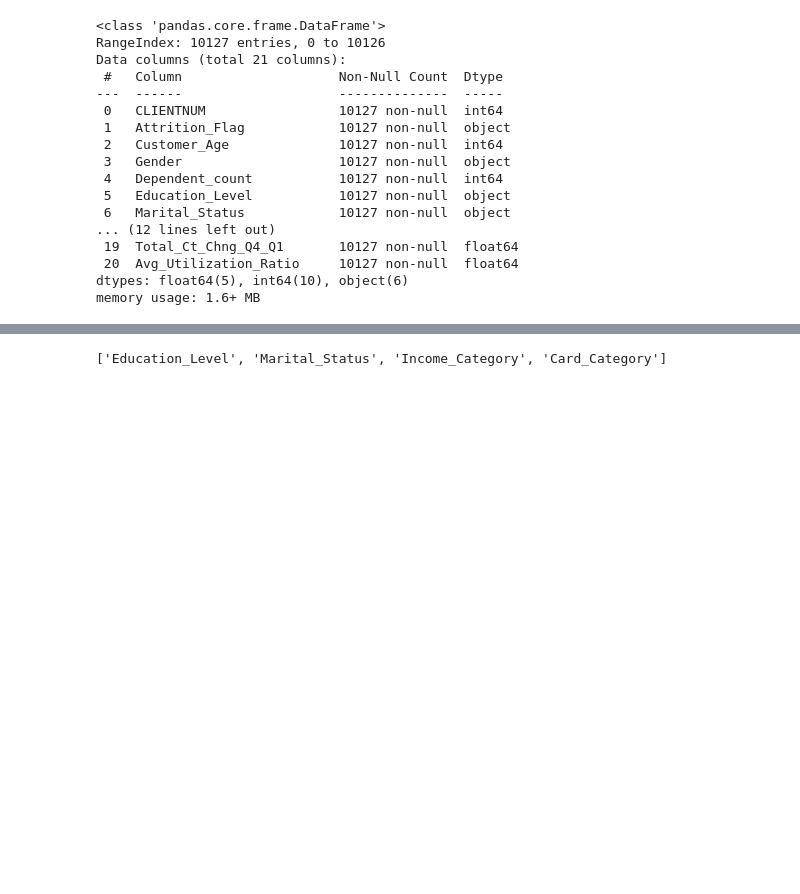
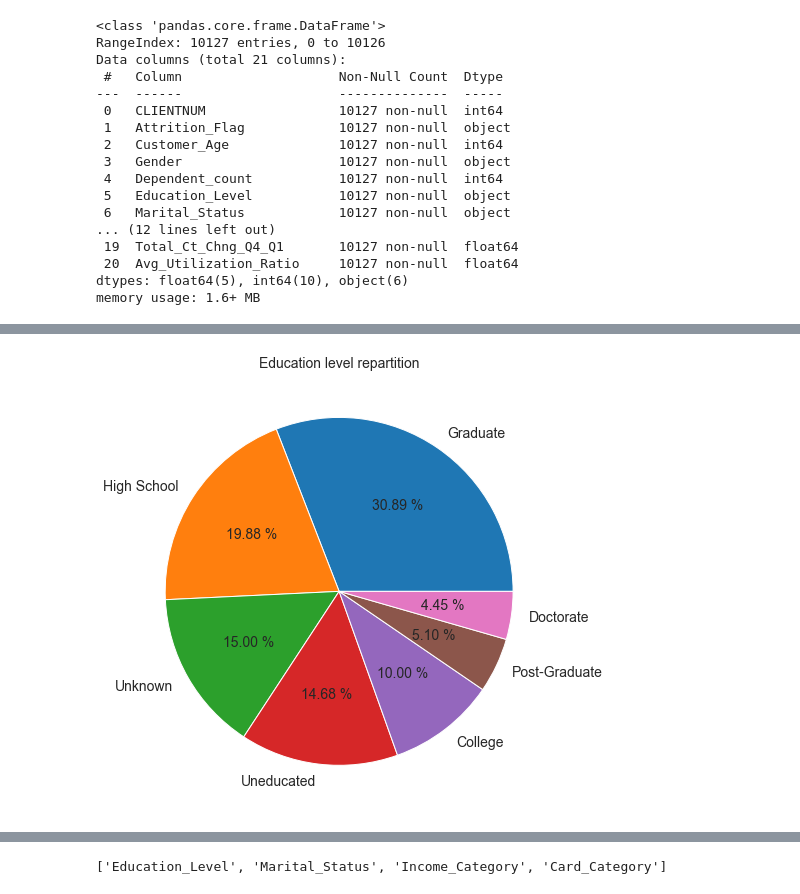
Before and after one commit to wdavys/DS-projects, a Jupyter notebook: Bank Churn/client_churn.ipynb, the cells around one changed output, grey strips where cells are left out. Drawn from its saved outputs; the diff is of its cells as text; code cells hidden in the pictures; blank space fills up the shorter version.

```diff
--- a/Bank Churn/client_churn.ipynb
+++ b/Bank Churn/client_churn.ipynb
@@ -101,0 +100,8 @@ Name: Card_Category, dtype: int64
+# %%
+plt.figure(figsize=(8,8))
+df['Education_Level'].value_counts().plot(kind='pie', fontsize=14, autopct='%.2f %%')
+plt.ylabel('')
+plt.title('Education level repartition', size=14)
+plt.show()
+# %% [output]
+[figure, added]
```
Also changed, not shown: parts of 26 cells of this notebook, 3 other files.
